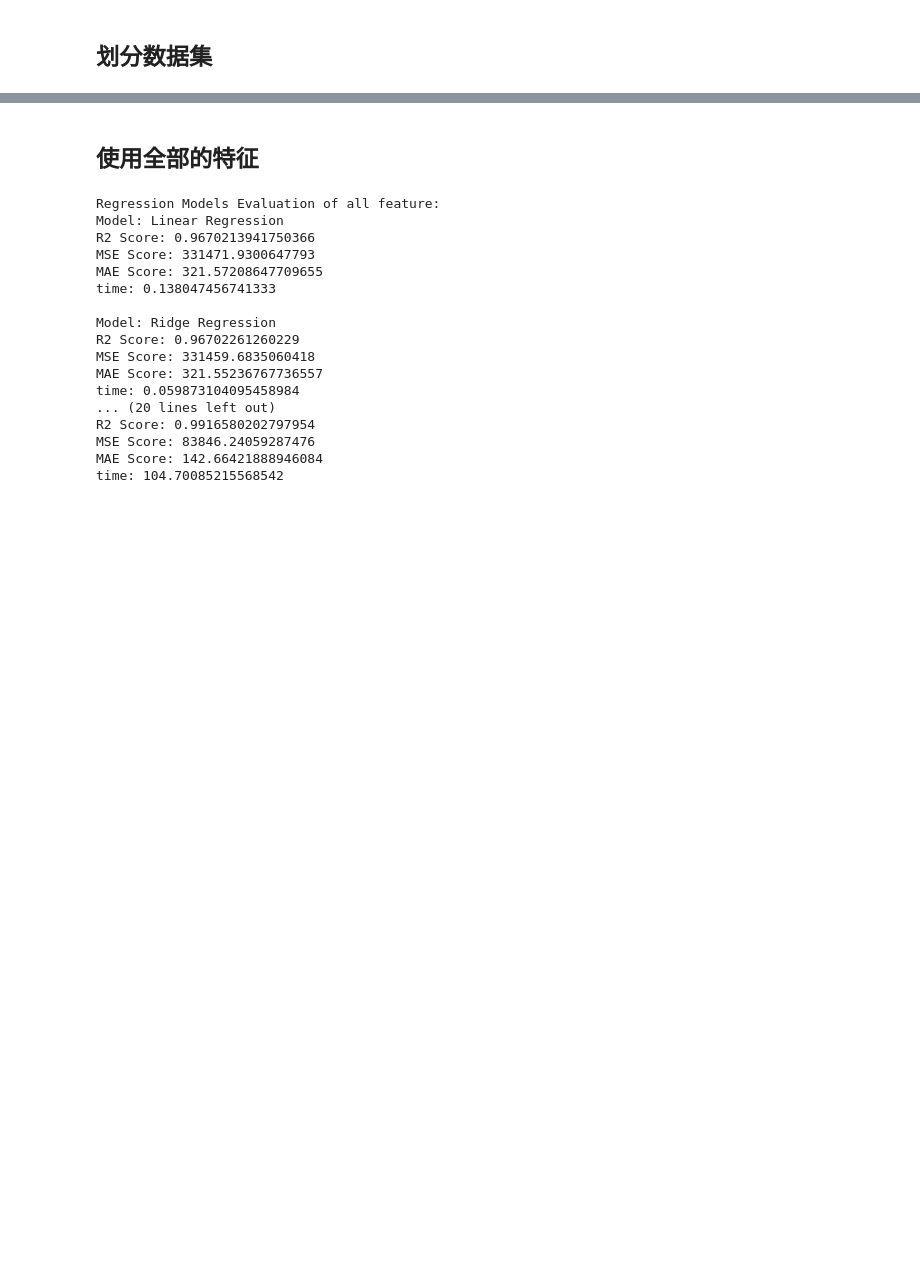
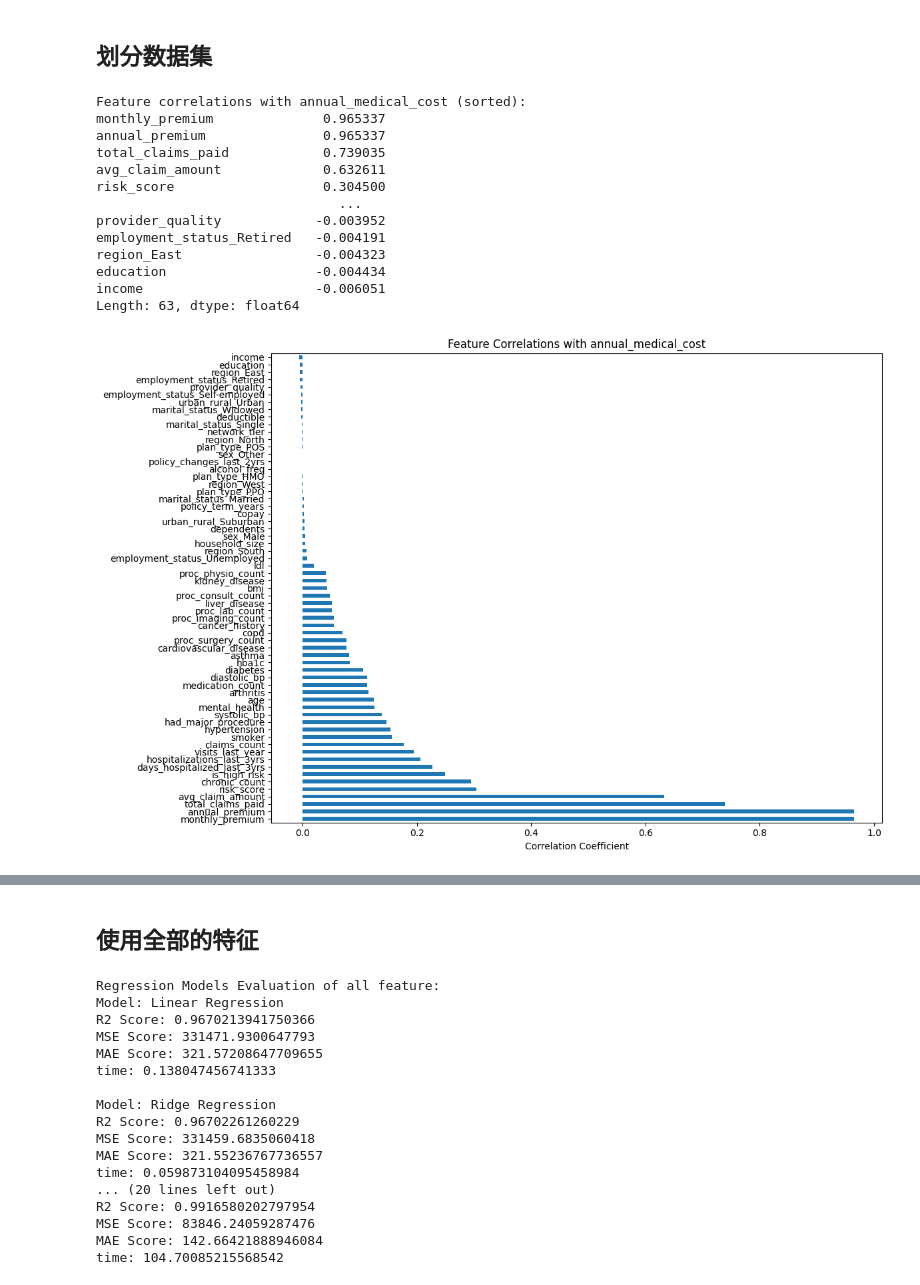
Before and after one commit to chenchunmei-daphne/try, a Jupyter notebook: group_work/prediction_model.ipynb, the cells around one changed output, grey strips where cells are left out. Cells and saved outputs as stored; diff of their text form; code cells hidden in the pictures; blank space fills up the shorter version.

```diff
--- a/group_work/prediction_model.ipynb
+++ b/group_work/prediction_model.ipynb
@@ -26,3 +24,32 @@ data = pd.read_csv('insurance_data_preprocessed.csv')
 X = data.drop('annual_medical_cost', axis=1)
 y = data['annual_medical_cost']
 X_train1, X_test1, y_train, y_test = train_test_split(X, y, test_size=0.2, random_state=66)
+# %%
+# Calculate correlation between all features and target variable
+correlation_with_target = X.corrwith(y).sort_values(ascending=False)
+
+print("Feature correlations with annual_medical_cost (sorted):")
+print(correlation_with_target)
+
+# Plot correlation bar chart
+plt.figure(figsize=(12, 8))
+correlation_with_target.plot(kind='barh')
+plt.title('Feature Correlations with annual_medical_cost')
+plt.xlabel('Correlation Coefficient')
+plt.tight_layout()
+plt.show()
+# %% [output]
+Feature correlations with annual_medical_cost (sorted):
+monthly_premium              0.965337
+annual_premium               0.965337
+total_claims_paid            0.739035
+avg_claim_amount             0.632611
+risk_score                   0.304500
+                               ...
+provider_quality            -0.003952
+employment_status_Retired   -0.004191
+region_East                 -0.004323
+education                   -0.004434
+income                      -0.006051
+Length: 63, dtype: float64
+[figure, added]
```
Also changed, not shown: parts of 7 cells of this notebook, 6 other files.
